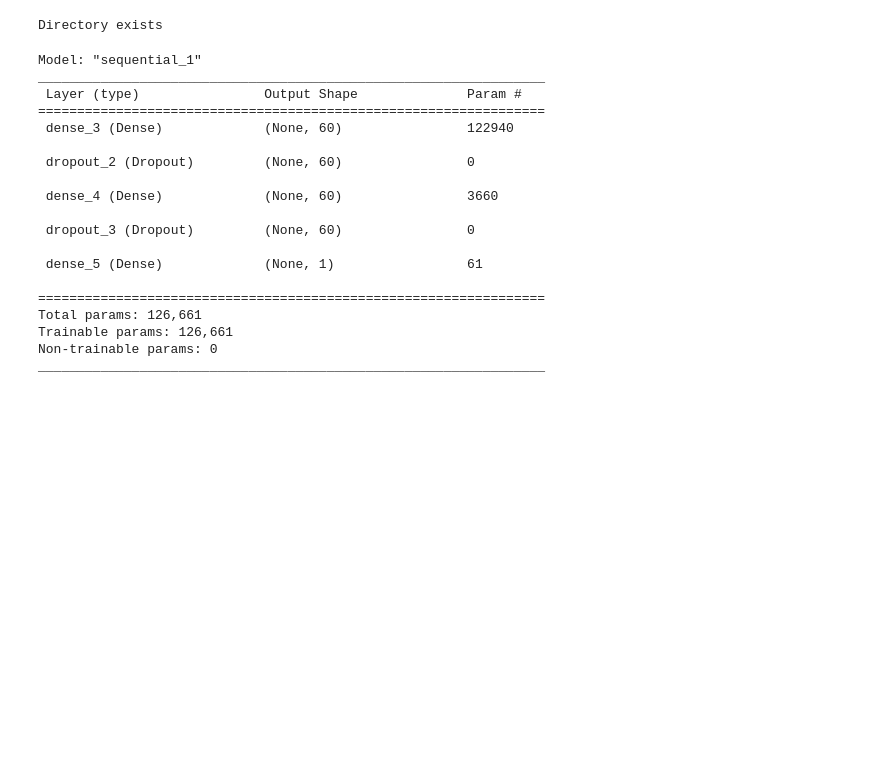
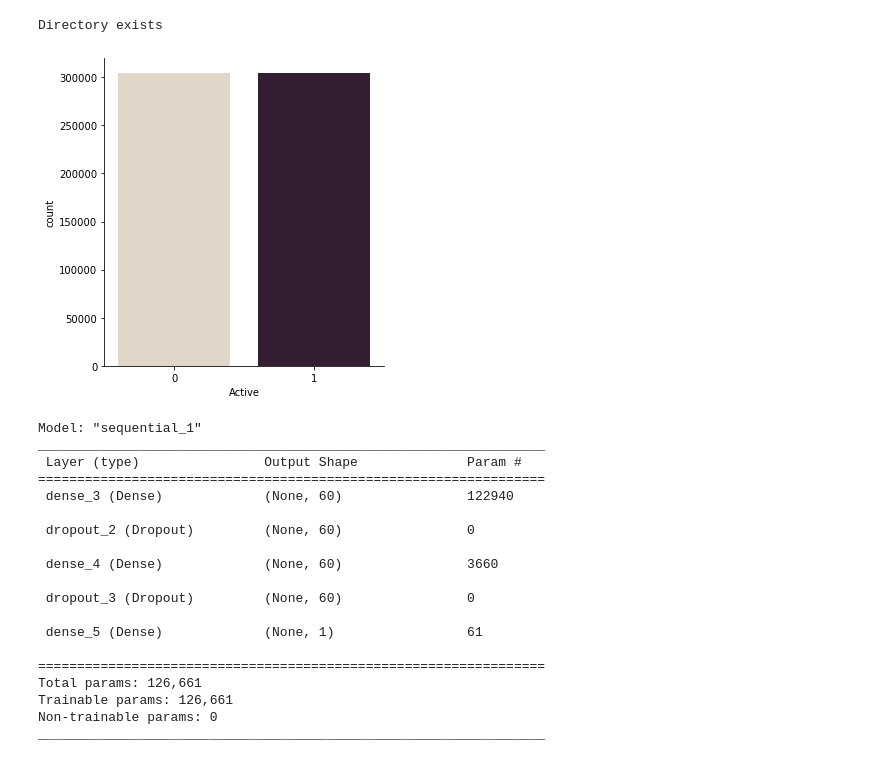
Before and after one commit to gentlelentil/assay_ML, a Jupyter notebook: ML_RF_TensorFlow/run_DNN.ipynb, the cells around one changed output. Drawn from its saved outputs; the diff is of its cells as text; code cells hidden in the pictures; blank space fills up the shorter version.

```diff
--- a/ML_RF_TensorFlow/run_DNN.ipynb
+++ b/ML_RF_TensorFlow/run_DNN.ipynb
@@ -286,6 +285,12 @@ ecfp6_mod.save(ecfp6mod_name)
 # %%
 ada_x_mmap = np.load('./adasyn/x_ecfpada.npy', mmap_mode='r')
 ada_y_mmap = np.load('./adasyn/y_ecfpada.npy', mmap_mode='r')
+# %%
+ada_df = pd.DataFrame(data=ada_y_mmap, columns=['Active'])
+# %%
+count_acts = sns.catplot(x='Active', kind="count", palette="ch:.25", data=ada_df)
+# %% [output]
+[figure, added]
 # %%
 assert not np.any(np.isnan(ada_x_mmap))
 # %%
```
Also changed, not shown: parts of 23 cells of this notebook.
